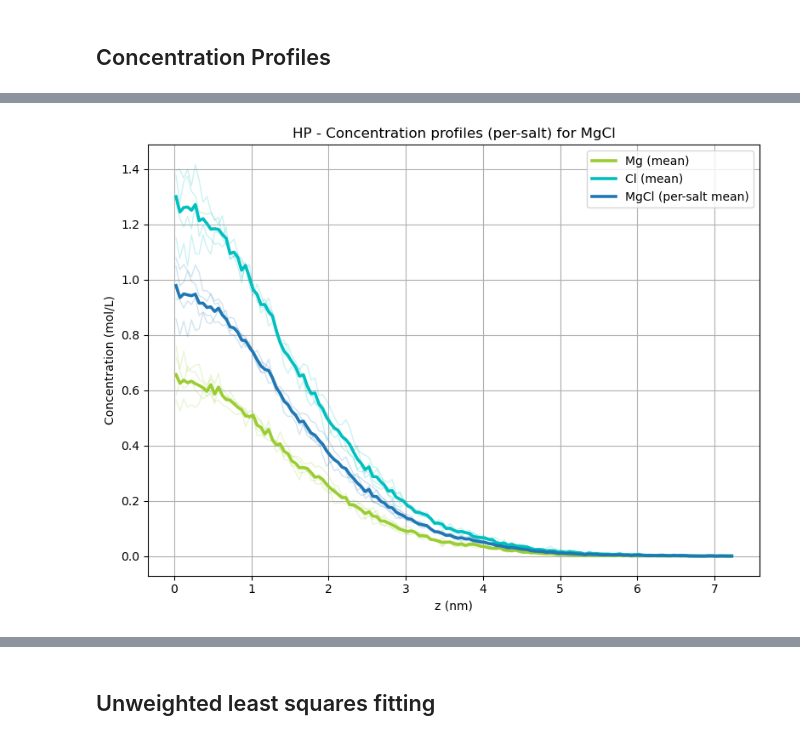
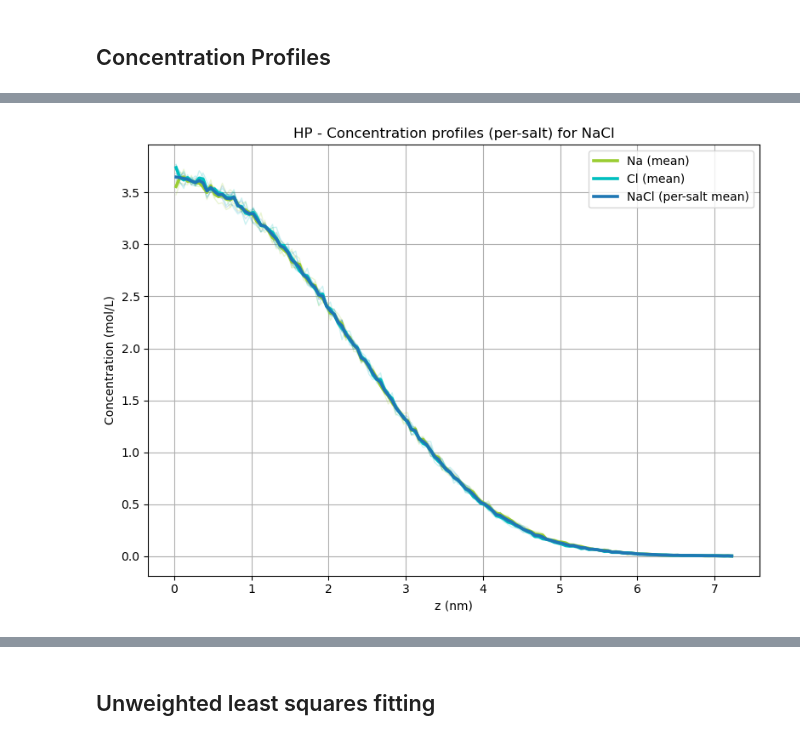
Before and after one commit to barmoral/openff-dev, a Jupyter notebook: HP_final/HP_analysis.ipynb, the cells around one changed output, grey strips where cells are left out. Drawn from its saved outputs; the diff is of its cells as text; code cells hidden in the pictures.

Commit message:
made commented code the only one

```diff
--- a/HP_final/HP_analysis.ipynb
+++ b/HP_final/HP_analysis.ipynb
@@ -51,10 +62,10 @@ R = 8.31446261815324  # units: J/(mol*K) - ideal gas constant
 # %%
-ion1="Mg"
-ion2="Cl"
-center_atom1='Mg'
-center_atom2='Cl'
-water='TIP3P'
+ion1="Na" # Use actual name of cation, with capital letters and lower case
+ion2="Cl" # Use actual name of anion, with capital letters and lower case
+center_atom1='Na' # Use actual name of cation, with capital letters and lower case. If polyatomic, specify the ion in the center of the molecule (e.g., for Na use 'Na', for NH4 use 'N')
+center_atom2='Cl' # Use actual name of cation, with capital letters and lower case. If polyatomic, specify the ion in the center of the molecule (e.g., for Cl or Cl2 use 'Cl', for NO3 use 'N')
+water='TIP3P' # Specify water model used for labelling purposes and for choosing directory of inputs and outputs
 ff_used = f'Sage 2.1 + {water}'
-vantHoff=3
-N_replicates=4
-molalities=[0.5]
+vantHoff=2 # Specify van't Hoff factor of salt (e.g., NaCl uses 2, MgCl2 uses 3)
+N_replicates=4 # Specify number of replicates to be analyzed or less if desired
+molalities=[4.0] # Specify molalities to be analyzed (should be just one, the attempted max concentration, for harmonic potentials)
@@ -429,82 +433,4 @@ zvals_all = np.array(zvals).flatten()
 # %%
-import numpy as np
-import matplotlib.pyplot as plt
-
-NA = 6.02214076e23  # mol^-1
-
-def count_profile_z_fixed_Lz(u, ag, dz_nm=0.05):
-    """
-    Time-averaged *counts* profile along z for a fixed Lz (from first frame).
-    Returns: z_centers (nm), bin_widths (nm), avg_counts (ions/bin)
-    """
-    Lz_nm = u.trajectory.ts.dimensions[2] / 10.0
-    edges = np.arange(-Lz_nm/2, Lz_nm/2 + dz_nm, dz_nm)
-    centers = 0.5 * (edges[:-1] + edges[1:])
-    widths = np.diff(edges)
-
-    counts_accum = np.zeros_like(centers, dtype=float)
-    n_frames = 0
-    for ts in u.trajectory:
-        mid = Lz_nm / 2.0
-        z_nm = ag.positions[:, 2] / 10.0 - mid  # Å→nm and center
-        counts, _ = np.histogram(z_nm, bins=edges)
-        counts_accum += counts
-        n_frames += 1
-
-    avg_counts = counts_accum / max(n_frames, 1)
-    return centers, widths, avg_counts
-
-def molarity_profile_fixed_Lz(u, ag, dz_nm=0.05):
-    """
-    Time-averaged molarity profile (mol/L) on the same fixed-Lz grid as counts.
-    Important: average the per-frame molarity, not counts-then-divide.
-    Returns: z_centers (nm), c_mean (mol/L)
-    """
-    Lz_nm = u.trajectory.ts.dimensions[2] / 10.0
-    edges = np.arange(-Lz_nm/2, Lz_nm/2 + dz_nm, dz_nm)
-    centers = 0.5 * (edges[:-1] + edges[1:])
-    widths  = np.diff(edges)
-
-    c_accum = np.zeros_like(centers, dtype=float)
-    n_frames = 0
-    for ts in u.trajectory:
-        # Box in nm (ts.dimensions is Å)
-        Lx_nm, Ly_nm, Lz_nm_frame = ts.dimensions[:3] / 10.0
-        mid = Lz_nm / 2.0  # keep same fixed-Lz centering
-        z_nm = ag.positions[:, 2] / 10.0 - mid
-        counts, _ = np.histogram(z_nm, bins=edges)
-
-        # per-bin volume (L) for THIS frame
-        bin_vol_L = (Lx_nm * Ly_nm) * widths * 1e-24  # nm^3 -> L
-        with np.errstate(divide='ignore', invalid='ignore'):
-            c_frame = (counts / NA) / bin_vol_L  # mol/L (piecewise-constant)
-            c_frame[~np.isfinite(c_frame)] = 0.0
-
-        c_accum += c_frame
-        n_frames += 1
-
-    c_mean = c_accum / max(n_frames, 1)
-    return centers, c_mean
-
-def fold_profile(z, y):
-    """
-    Fold symmetric profile around z=0 to keep only z>=0.
-    Works for counts and molarity.
-    """
-    n = len(z)
-    half = n // 2
-    if n % 2 == 0:
-        y_pos = 0.5 * (y[:half][::-1] + y[half:])
-        z_pos = z[half:]
-    else:
-        center = y[half]
-        left = y[:half][::-1]
-        right = y[half+1:]
-        avg = 0.5 * (left + right)
-        y_pos = np.concatenate(([center], avg))
-        z_pos = z[half:]
-    return z_pos, y_pos
-
 # ===================== RUN (build both: counts & molarity) =====================
 
 dz_nm = 0.05  # bin thickness (nm)
@@ -607,7 +533,7 @@ plt.grid(True); plt.legend(); plt.tight_layout()
 plt.savefig(f'{frdir}/concprof_{ion1}{ion2}.png', dpi=300)
 plt.show()
 
-# ===================== SUMMARY (unchanged) =====================
+# ===================== SUMMARY =====================
 N_s_list=[]
 for i, (Nc, Nb, Np) in enumerate(zip(Ns_ion1_list, Ns_ion2_list, Ns_pairs_list)):
     print(f"Rep {i}: ion1={Nc}, ion2={Nb}, Pairs={Np}")
@@ -620 +546 @@ print(f"Approx ions/frame from folded per-salt counts (rep-mean): ~{approx_total
-[figure, old version]
+[figure, new version]
```
Also changed, not shown: parts of 64 cells of this notebook.
